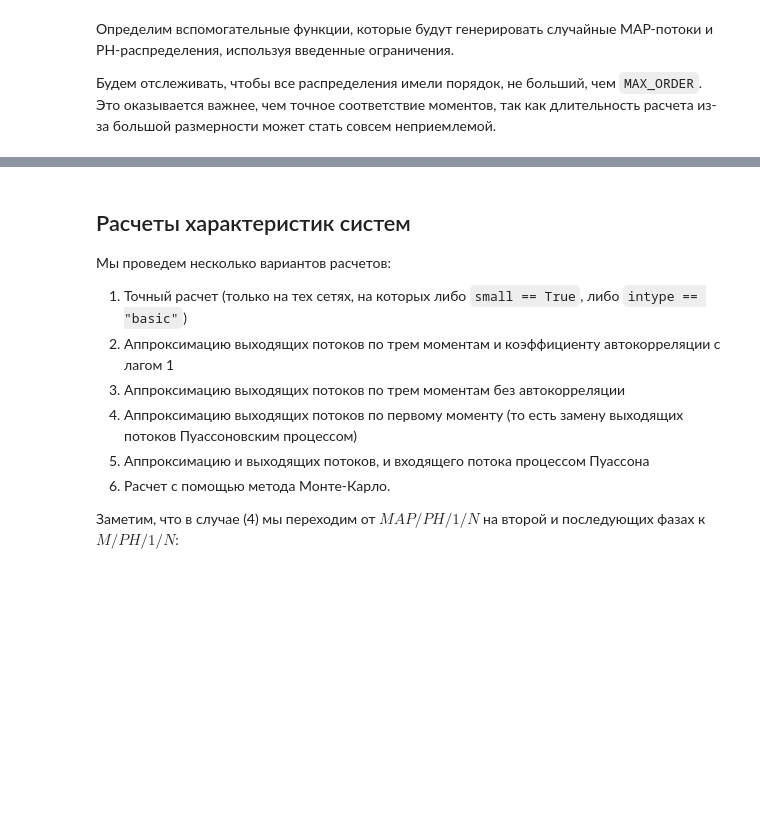
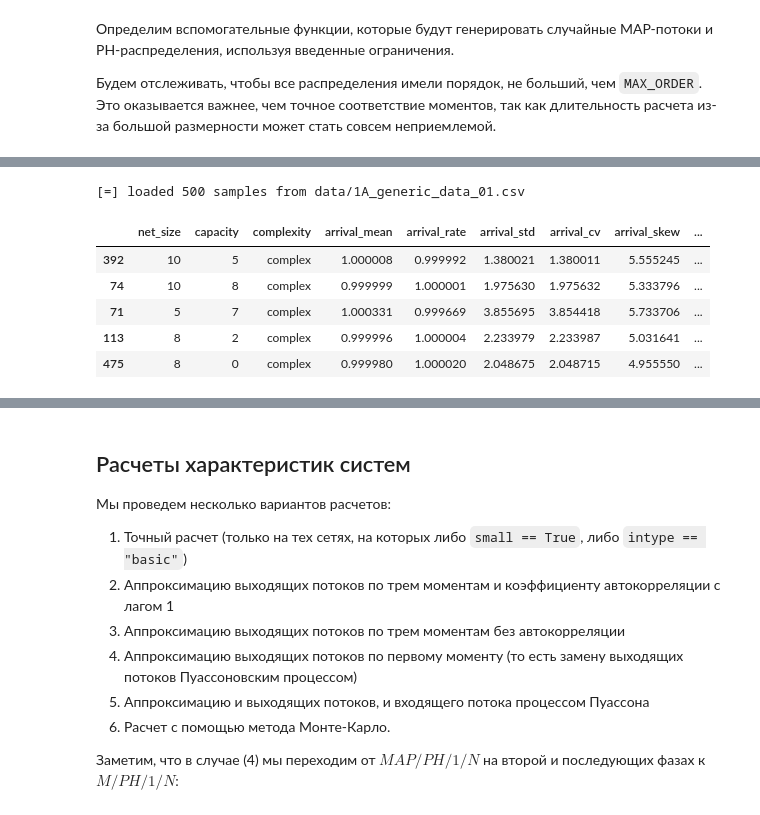
Before and after one commit to ipu69/pyqumo_old, a Jupyter notebook: experiments/1.1. Tandem performance with approximations.ipynb, the cells around one changed output, grey strips where cells are left out. Saved outputs shown, nothing was run; the diff lists cells and outputs as text; code cells hidden in the pictures; blank space fills up the shorter version.

```diff
--- a/experiments/1.1. Tandem performance with approximations.ipynb
+++ b/experiments/1.1. Tandem performance with approximations.ipynb
@@ -100,0 +211,13 @@ FORCE_COMPUTE = True
+# %%
+ARRIVAL_RATE = 1   # интенсивность входящего потока
+MIN_BUSY = 0.1     # минимальный коэффициент загрузки
+MAX_BUSY = 2.0     # максимальный коффициент загрузки
+MIN_CV = 0.5       # минимальный коэффициент вариации
+MAX_CV = 4.0       # максимальный коэффициент вариации
+MAX_SKEW = 6.0     # максимальный коэффициент асимметрии
+MIN_LAG = -0.01    # минимальный коэффициент автокорреляции с лагом 1
+MAX_LAG = 0.3      # максимальный коэффициент автокорреляции с лагом 1
+MAX_NET_SIZE = 10  # максимальный размер сети
+MAX_CAPACITY = 10  # максимальная емкость очереди
+NUM_SAMPLES = 500  # число сэмплов
+MAX_PH_ORDER = 10  # максимальный порядок генерируемых PH-распределений
@@ -389,0 +334,36 @@ plot_inputs_pies()
+# %%
+if RUN_COMPUTE_GENERIC:
+    print(f'[*] generating {NUM_SAMPLES} samples')
+    GEN_DF = random_inputs()
+    print(hl(f'[=] finished, generated {len(GEN_DF)} samples', TextColor.OKGREEN, TextColor.BOLD))
+
+    # Добавляем характеристики MAP-потока:
+    GEN_DF['arrival_mean'] = GEN_DF.apply(lambda r: r.arrival.mean, axis=1)
+    GEN_DF['arrival_rate'] = GEN_DF.apply(lambda r: 1/r.arrival.mean, axis=1)
+    GEN_DF['arrival_std'] = GEN_DF.apply(lambda r: r.arrival.std, axis=1)
+    GEN_DF['arrival_cv'] = GEN_DF.apply(lambda r: r.arrival.cv, axis=1)
+    GEN_DF['arrival_skew'] = GEN_DF.apply(lambda r: r.arrival.skewness, axis=1)
+    GEN_DF['arrival_lag1'] = GEN_DF.apply(lambda r: r.arrival.lag(1), axis=1)
+    # Добавляем характеристики PH-распределения:
+    GEN_DF['service_mean'] = GEN_DF.apply(lambda r: r.service.mean, axis=1)
+    GEN_DF['service_rate'] = GEN_DF.apply(lambda r: 1/r.service.mean, axis=1)
+    GEN_DF['service_std'] = GEN_DF.apply(lambda r: r.service.std, axis=1)
+    GEN_DF['service_cv'] = GEN_DF.apply(lambda r: r.service.cv, axis=1)
+    GEN_DF['service_skew'] = GEN_DF.apply(lambda r: r.service.skewness, axis=1)
+    # Добавляем другие свойства:
+    GEN_DF['busy'] = GEN_DF.apply(lambda r: r.service.mean / r.arrival.mean, axis=1)
+    # Сохраняем данные:
+    save_data(GEN_DF, GENERIC_DATA_CSV)
+else:
+    GEN_DF = load_data(GENERIC_DATA_CSV)
+    print(hl(f'[=] loaded {len(GEN_DF)} samples from {GENERIC_DATA_CSV}', TextColor.OKGREEN, TextColor.BOLD))
+
+GEN_DF.sample(5)
+# %% [output]
+[=] loaded 500 samples from data/1A_generic_data_01.csv
+|  | net_size | capacity | complexity | arrival_mean | arrival_rate | arrival_std | arrival_cv | arrival_skew | ... |
+| 392 | 10 | 5 | complex | 1.000008 | 0.999992 | 1.380021 | 1.380011 | 5.555245 | ... |
+| 74 | 10 | 8 | complex | 0.999999 | 1.000001 | 1.975630 | 1.975632 | 5.333796 | ... |
+| 71 | 5 | 7 | complex | 1.000331 | 0.999669 | 3.855695 | 3.854418 | 5.733706 | ... |
+| 113 | 8 | 2 | complex | 0.999996 | 1.000004 | 2.233979 | 2.233987 | 5.031641 | ... |
+| 475 | 8 | 0 | complex | 0.999980 | 1.000020 | 2.048675 | 2.048715 | 4.955550 | ... |
```
Also changed, not shown: parts of 42 cells of this notebook, 14 other files.
